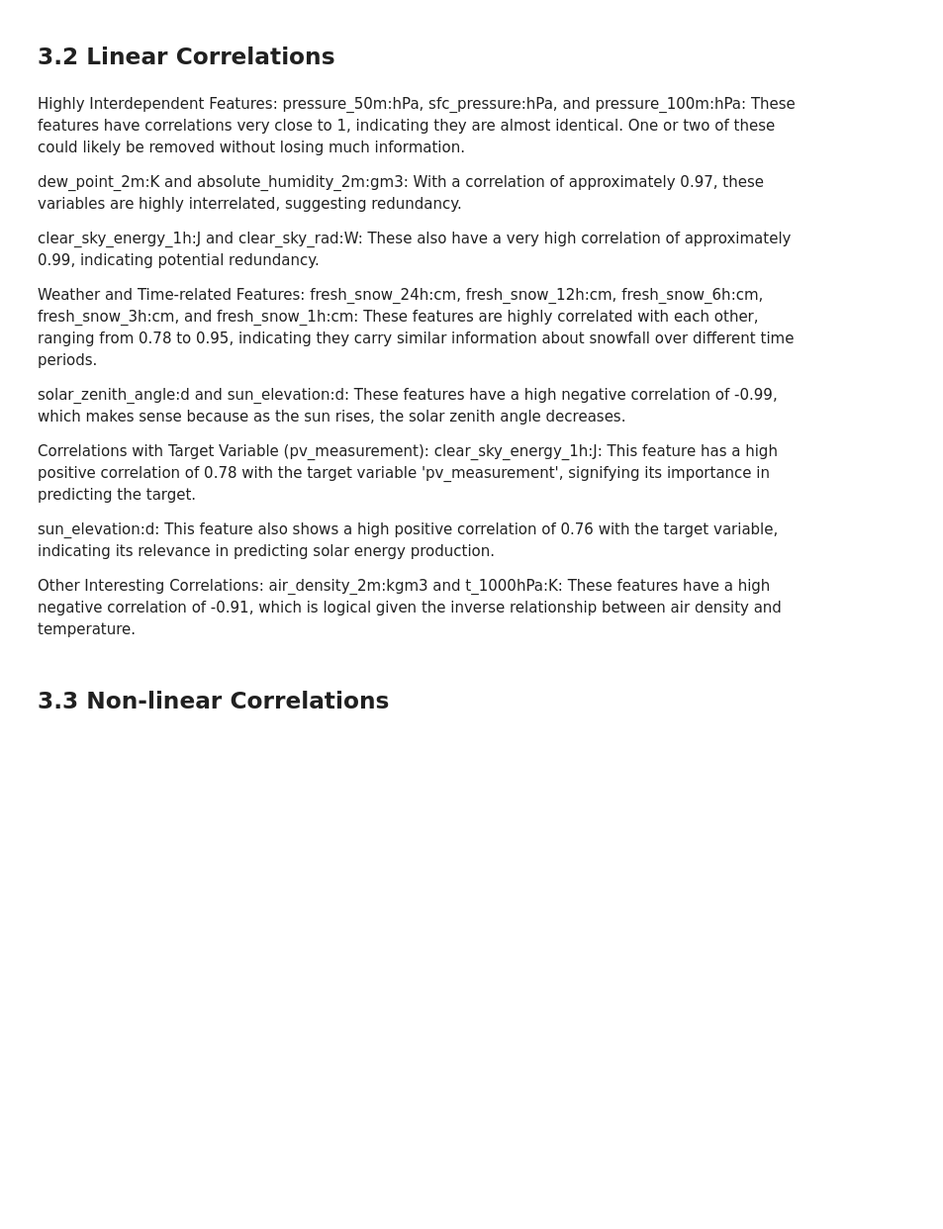
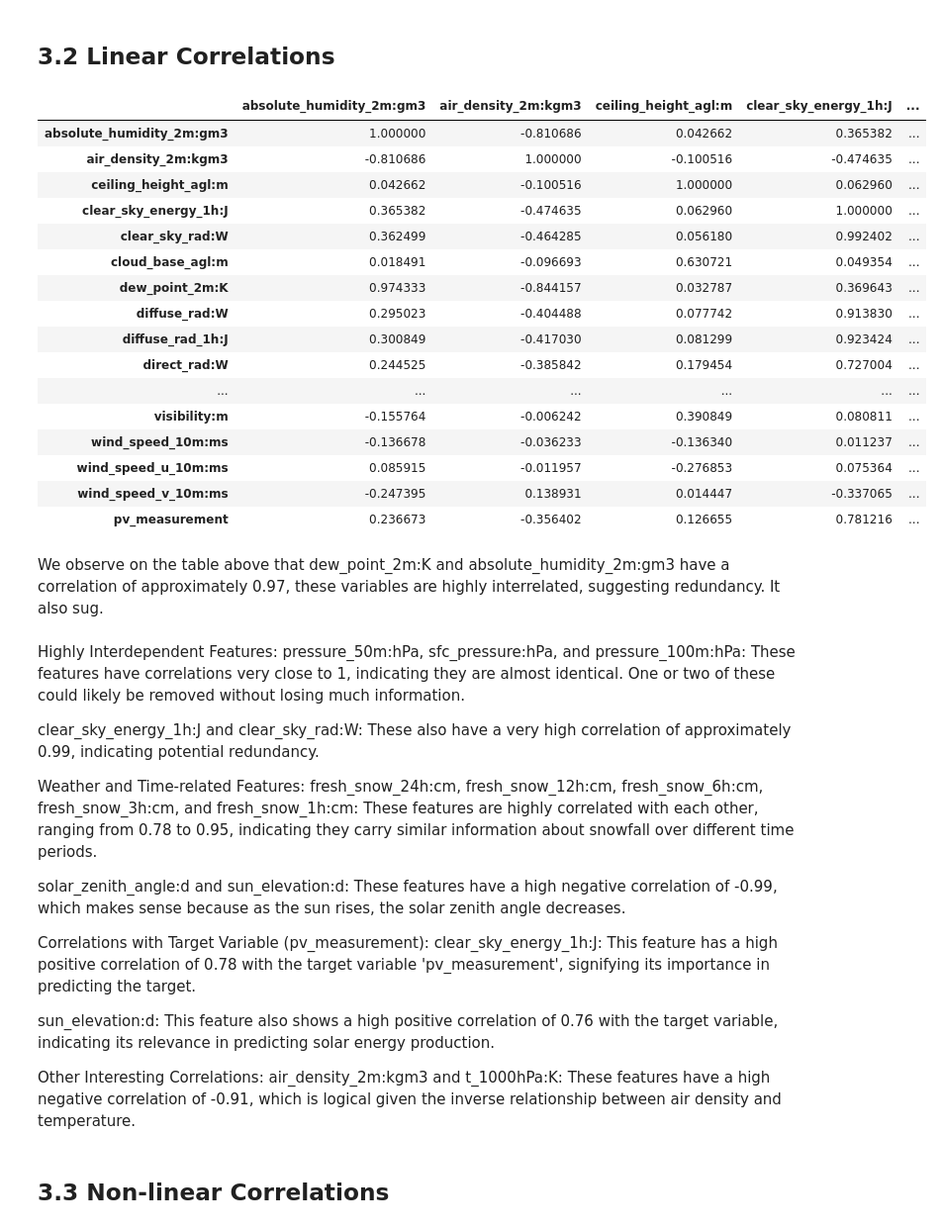
Before and after one commit to Markuski2023/MLGroupProject, a Jupyter notebook: src/EDA.ipynb, the cells around one changed output. Shown at 99% size. Drawn from its saved outputs; the diff is of its cells as text; code cells hidden in the pictures; blank space fills up the shorter version.

```diff
--- a/src/EDA.ipynb
+++ b/src/EDA.ipynb
@@ -406,5 +348,5 @@ dtype: int64
 We have a total of 7777 missing values in ceiling_height_agl:m and 3063 missing values in cloud_base_agl:m. There are too many missing values to remove the rows containing them, and we don't know the importance of the features yet, so we can't just remove them. Our only choice is then to impute them. A normal strategy for numeric features is using the mean of this feature:
 # %%
 imputer = SimpleImputer(strategy='mean')
-df[['ceiling_height_agl:m', 'cloud_base_agl:m']] = imputer.fit_transform(df[['ceiling_height_agl:m', 'cloud_base_agl:m']])
+df_A[['ceiling_height_agl:m', 'cloud_base_agl:m']] = imputer.fit_transform(df_A[['ceiling_height_agl:m', 'cloud_base_agl:m']])
 # %%
@@ -484,11 +426,36 @@ visibility:m: This feature also shows a bimodal distribution, indicating two dif
 pv_measurement: Highly skewed towards the left. Indicating, most of the time, the solar power consumption is very low.
 # %% [markdown]
 ## 3.2 Linear Correlations
+# %%
+cols_continuous = df_A.select_dtypes(include="number").nunique() >= 25
+df_continuous = df_A[cols_continuous[cols_continuous].index]
+
+# Find linear correlations between features and plot them
+corr = df_continuous.corr()
+corr.style.background_gradient(cmap='coolwarm')
+# %% [output]
+|  | absolute_humidity_2m:gm3 | air_density_2m:kgm3 | ceiling_height_agl:m | clear_sky_energy_1h:J | ... |
+| absolute_humidity_2m:gm3 | 1.000000 | -0.810686 | 0.042662 | 0.365382 | ... |
+| air_density_2m:kgm3 | -0.810686 | 1.000000 | -0.100516 | -0.474635 | ... |
+| ceiling_height_agl:m | 0.042662 | -0.100516 | 1.000000 | 0.062960 | ... |
+| clear_sky_energy_1h:J | 0.365382 | -0.474635 | 0.062960 | 1.000000 | ... |
+| clear_sky_rad:W | 0.362499 | -0.464285 | 0.056180 | 0.992402 | ... |
+| cloud_base_agl:m | 0.018491 | -0.096693 | 0.630721 | 0.049354 | ... |
+| dew_point_2m:K | 0.974333 | -0.844157 | 0.032787 | 0.369643 | ... |
+| diffuse_rad:W | 0.295023 | -0.404488 | 0.077742 | 0.913830 | ... |
+| diffuse_rad_1h:J | 0.300849 | -0.417030 | 0.081299 | 0.923424 | ... |
+| direct_rad:W | 0.244525 | -0.385842 | 0.179454 | 0.727004 | ... |
+| ... | ... | ... | ... | ... | ... |
+| visibility:m | -0.155764 | -0.006242 | 0.390849 | 0.080811 | ... |
+| wind_speed_10m:ms | -0.136678 | -0.036233 | -0.136340 | 0.011237 | ... |
+| wind_speed_u_10m:ms | 0.085915 | -0.011957 | -0.276853 | 0.075364 | ... |
+| wind_speed_v_10m:ms | -0.247395 | 0.138931 | 0.014447 | -0.337065 | ... |
+| pv_measurement | 0.236673 | -0.356402 | 0.126655 | 0.781216 | ... |
+# %% [markdown]
+We observe on the table above that dew_point_2m:K and absolute_humidity_2m:gm3 have a correlation of approximately 0.97, these variables are highly interrelated, suggesting redundancy. It also sug.
 # %% [markdown]
 Highly Interdependent Features:
 pressure_50m:hPa, sfc_pressure:hPa, and pressure_100m:hPa: These features have correlations very close to 1, indicating they are almost identical. One or two of these could likely be removed without losing much information.
-
-dew_point_2m:K and absolute_humidity_2m:gm3: With a correlation of approximately 0.97, these variables are highly interrelated, suggesting redundancy.
 
 clear_sky_energy_1h:J and clear_sky_rad:W: These also have a very high correlation of approximately 0.99, indicating potential redundancy.
 
```
Also changed, not shown: parts of 28 cells of this notebook.
